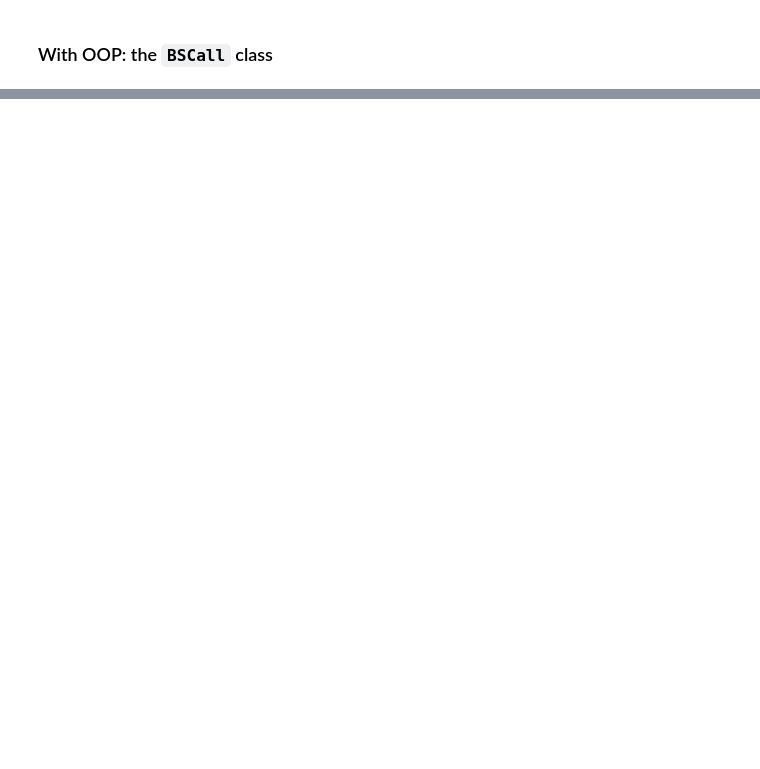
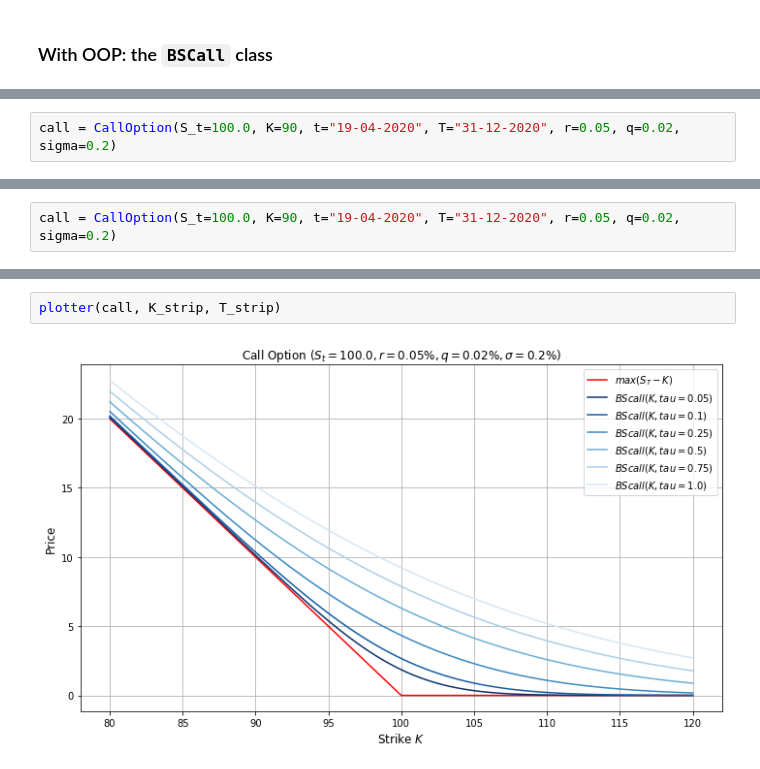
Before and after one commit to gabrielepompa88/IT-For-Business-And-Finance-2019-20, a Jupyter notebook: Notebooks/Derivatives_Analytics___Introduction_to_OOP.ipynb, the cells around one changed output, grey strips where cells are left out. Saved outputs shown, nothing was run; the diff lists cells and outputs as text; blank space fills up the shorter version.

```diff
--- a/Notebooks/Derivatives_Analytics___Introduction_to_OOP.ipynb
+++ b/Notebooks/Derivatives_Analytics___Introduction_to_OOP.ipynb
@@ -410,0 +496,2 @@ plt.show()
+# %%
+call = CallOption(S_t=100.0, K=90, t="19-04-2020", T="31-12-2020", r=0.05, q=0.02, sigma=0.2)
@@ -410,0 +798,2 @@ plt.show()
+# %%
+call = CallOption(S_t=100.0, K=90, t="19-04-2020", T="31-12-2020", r=0.05, q=0.02, sigma=0.2)
@@ -410,0 +866,4 @@ plt.show()
+# %%
+plotter(call, K_strip, T_strip)
+# %% [output]
+[figure, added]
```
Also changed, not shown: parts of 49 cells of this notebook.
